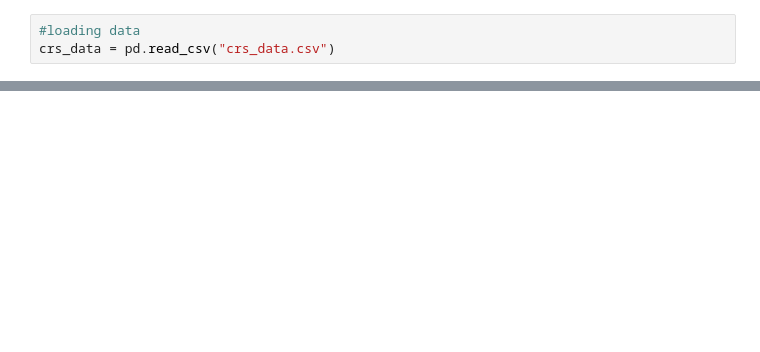
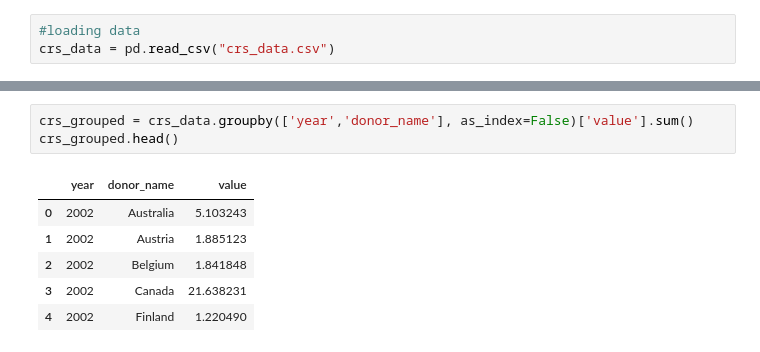
Before and after one commit to hbabalola/oda_flows, a Jupyter notebook: oda_analysis.ipynb, the cells around one changed output, grey strips where cells are left out. Cells and saved outputs as stored; diff of their text form; blank space fills up the shorter version.

```diff
--- a/oda_analysis.ipynb
+++ b/oda_analysis.ipynb
@@ -181,0 +37,10 @@ crs_grouped.head()
+# %%
+crs_grouped = crs_data.groupby(['year','donor_name'], as_index=False)['value'].sum()
+crs_grouped.head()
+# %% [output]
+|  | year | donor_name | value |
+| 0 | 2002 | Australia | 5.103243 |
+| 1 | 2002 | Austria | 1.885123 |
+| 2 | 2002 | Belgium | 1.841848 |
+| 3 | 2002 | Canada | 21.638231 |
+| 4 | 2002 | Finland | 1.220490 |
```
Also changed, not shown: parts of 21 cells of this notebook, 2 other files.
